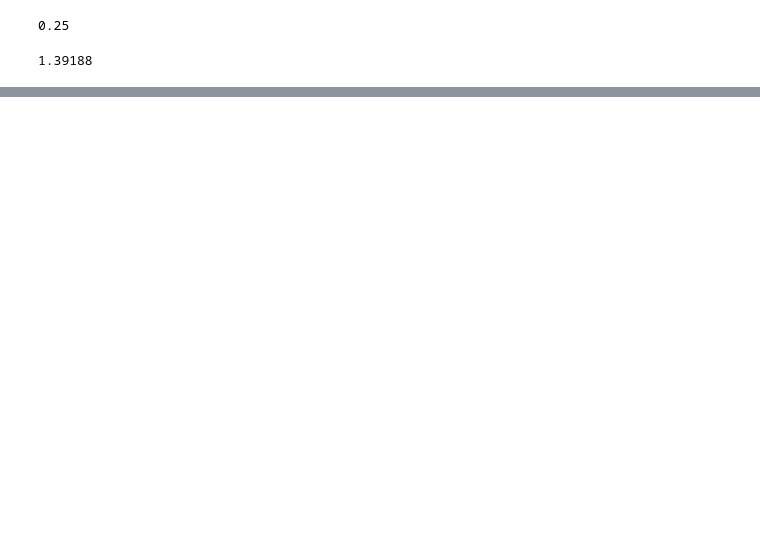
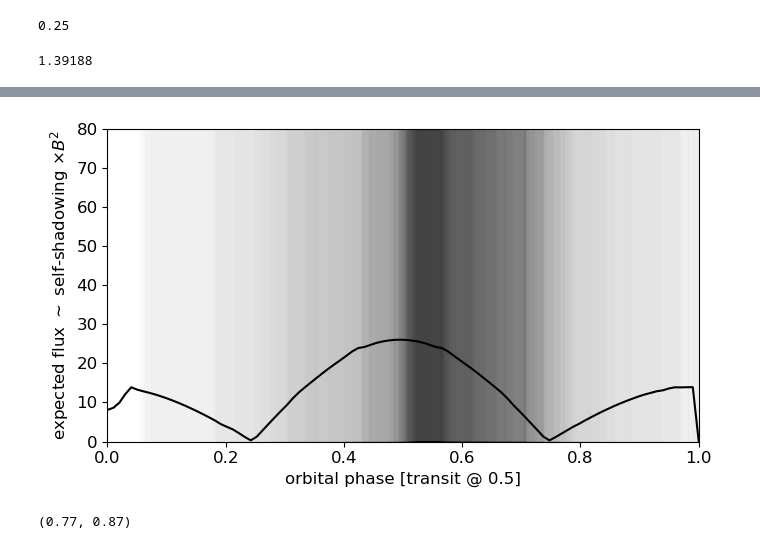
Before and after one commit to ekaterinailin/hip67522-spi, a Jupyter notebook: dipolar_field_duty_cycle.ipynb, the cells around one changed output, grey strips where cells are left out. Cells and saved outputs as stored; diff of their text form; code cells hidden in the pictures; blank space fills up the shorter version.

```diff
--- a/dipolar_field_duty_cycle.ipynb
+++ b/dipolar_field_duty_cycle.ipynb
@@ -195,0 +248,69 @@ plt.savefig('../plots/paper/toy_model.png', dpi=300)
+# %%
+# make 10 repeats of B and surfacelats[:21]
+plt.figure(figsize=(7,4))
+
+vals = []
+phis = []
+for offset in np.linspace(0., 0.25, 100):
+
+    B10 = np.concatenate([B]*10)
+
+
+    surfacelats10 = np.concatenate([surfacelats[:200]]*10)
+
+    phi10 = np.concatenate([phi + i for i in range(10)]) * psyn / porb + offset
+
+    phimask = (phi10>0.25) & (phi10<0.75)
+
+    print(B10.shape, B.shape, surfacelats[:200].shape, phi10.shape)
+
+    foreshortening = np.abs(np.cos((phi10-0.5) * 2 * np.pi) * np.cos(surfacelats10/180 * np.pi))
+
+    surfacelats10[~phimask] = -surfacelats10[~phimask]
+
+    mask_lower_hem = surfacelats10 > 0
+
+    print(foreshortening[mask_lower_hem].shape, B10[mask_lower_hem].shape)
+
+    vals.append(foreshortening[mask_lower_hem] * B10[mask_lower_hem]**2 * 4)
+    phis.append(phi10[mask_lower_hem])
+
+# bin the values in phi
+vals = np.concatenate(vals)
+phis = np.concatenate(phis)
+
+phibins = np.linspace(0, 1, 100)
+binned_vals = np.zeros_like(phibins)
+for i in range(len(phibins) - 1):
+    mask = (phis > phibins[i]) & (phis < phibins[i+1])
+    binned_vals[i] = np.mean(vals[mask])
+
+plt.plot(phibins, binned_vals, color='k')
+# plt.scatter(phi10[mask_lower_hem],vals/10 , s=1, color="yellow", zorder=10)
+plt.ylabel(r'expected flux $\sim$ self-shadowing $\times B^2$', color='k')
+plt.xlabel("orbital phase [transit @ 0.5]")
+plt.ylim(0,80)
+
+
+# load best-fit clustering params
+
+path = "../results/201_modulated_samples.npy"
+samples = np.load(path)
+
+# flatten samples
+samples = samples.reshape(-1, 4)
+print(samples.shape)
+
+for i in range(100):
+    #choose a random sample
+    sample = samples[np.random.randint(0, len(samples))]
+    # get the parameters
+    phi0, dphi = sample[2], sample[3]
+    plt.fill_between([phi0, phi0 + dphi], 0, 120, color='k', alpha=0.01)
+
+
+plt.xlim(0,1)
+
+plt.tight_layout()
+# plt.savefig('../plots/paper/toy_model.png', dpi=300)
+# %% [output]
@@ -195,0 +334,5 @@ plt.savefig('../plots/paper/toy_model.png', dpi=300)
+[figure, added]
+# %%
+0.1925/0.25, 0.2175/0.25
+# %% [output]
+(0.77, 0.87)
```
Also changed, not shown: parts of 6 cells of this notebook.
